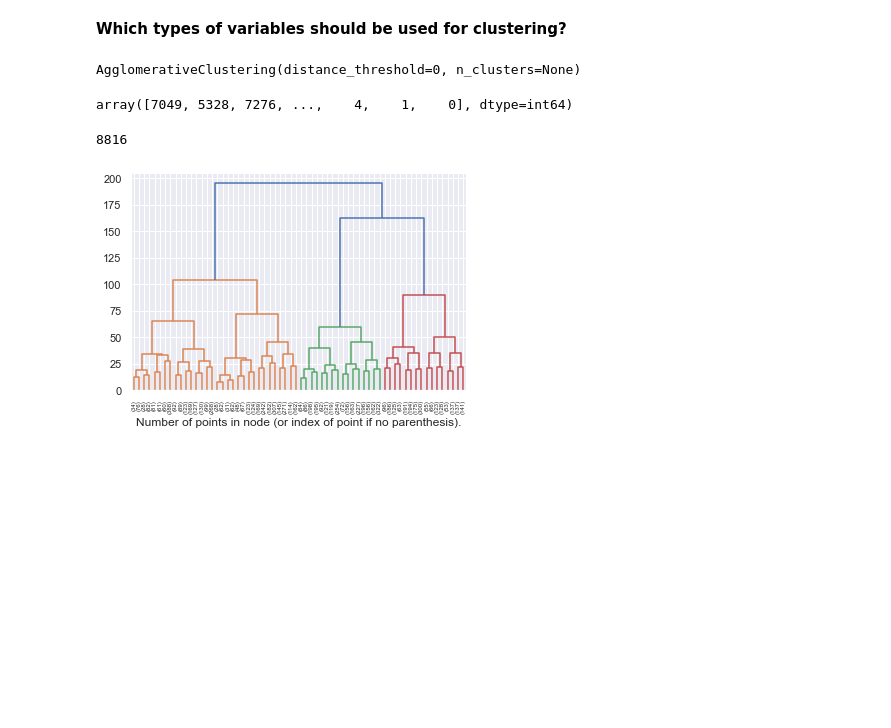
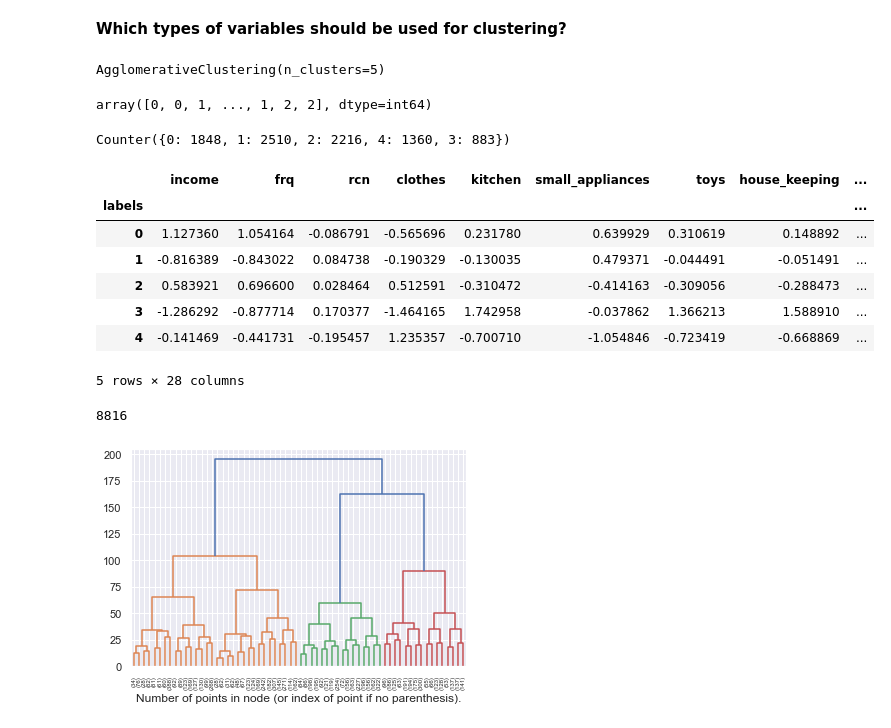
Before and after one commit to hnakashima96/DMDSAA, a Jupyter notebook: notebooks/lab7.1_hierarchical _clustering.ipynb, the cells around one changed output. Drawn from its saved outputs; the diff is of its cells as text; code cells hidden in the pictures; blank space fills up the shorter version.

```diff
--- a/notebooks/lab7.1_hierarchical _clustering.ipynb
+++ b/notebooks/lab7.1_hierarchical _clustering.ipynb
@@ -55,3 +52,9 @@ pc_features = ["PC0","PC1","PC2"]
+# %%
+#use the caracteristics of the header name to filter the features
+
+non_metric_features = df.columns[df.columns.str.startswith('x')]
+pc_features = df.columns[df.columns.str.startswith('PC')]
+metric_features = df.columns[~df.columns.str.startswith('x') & ~df.columns.str.startswith('PC')]
 # %%
 metric_features = df.columns.drop(non_metric_features and pc_features).to_list()
 # %% [markdown]
@@ -68,17 +71,38 @@ What is hierarchical clustering? How does it work?
 **Which types of variables should be used for clustering?**
 # %%
 # setting distance_threshold=0 ensures we compute the full tree.
-hclust = AgglomerativeClustering(distance_threshold=0, n_clusters=None)
+#hclust = AgglomerativeClustering(distance_threshold=0, n_clusters=None)
+hclust = AgglomerativeClustering(linkage="ward", affinity='euclidean',n_clusters=5)
 hclust
 # %% [output]
-AgglomerativeClustering(distance_threshold=0, n_clusters=None)
+AgglomerativeClustering(n_clusters=5)
 # %%
 # fit the clusterer (fit predict return the label of fit, that's the difference)
-hclust.fit_predict(df[metric_features])
-
+hc_label = hclust.fit_predict(df[metric_features])
+hc_label
 #hierarchical clustering are only used with continuous variables
 # %% [output]
-array([7049, 5328, 7276, ...,    4,    1,    0], dtype=int64)
+array([0, 0, 1, ..., 1, 2, 2], dtype=int64)
+# %%
+from collections import Counter
+Counter(hc_label)
+# %% [output]
+Counter({0: 1848, 1: 2510, 2: 2216, 4: 1360, 3: 883})
+# %%
+df_concat = pd.concat(
+    [df, pd.Series(hc_label, name='labels')],
+    axis=1
+)
+df_concat.groupby('labels').mean()
+# %% [output]
+|  | income | frq | rcn | clothes | kitchen | small_appliances | toys | house_keeping | ... |
+| labels |  |  |  |  |  |  |  |  | ... |
+| 0 | 1.127360 | 1.054164 | -0.086791 | -0.565696 | 0.231780 | 0.639929 | 0.310619 | 0.148892 | ... |
+| 1 | -0.816389 | -0.843022 | 0.084738 | -0.190329 | -0.130035 | 0.479371 | -0.044491 | -0.051491 | ... |
+| 2 | 0.583921 | 0.696600 | 0.028464 | 0.512591 | -0.310472 | -0.414163 | -0.309056 | -0.288473 | ... |
+| 3 | -1.286292 | -0.877714 | 0.170377 | -1.464165 | 1.742958 | -0.037862 | 1.366213 | 1.588910 | ... |
+| 4 | -0.141469 | -0.441731 | -0.195457 | 1.235357 | -0.700710 | -1.054846 | -0.723419 | -0.668869 | ... |
+5 rows × 28 columns
 # %%
 hclust.children_.shape[0]
 # %% [output]
```
Also changed, not shown: parts of 1 cell of this notebook.
